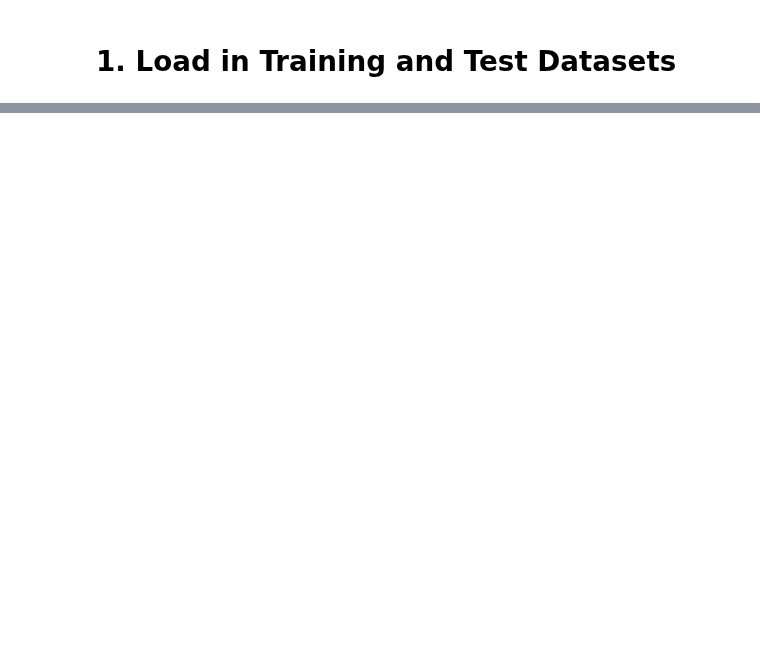
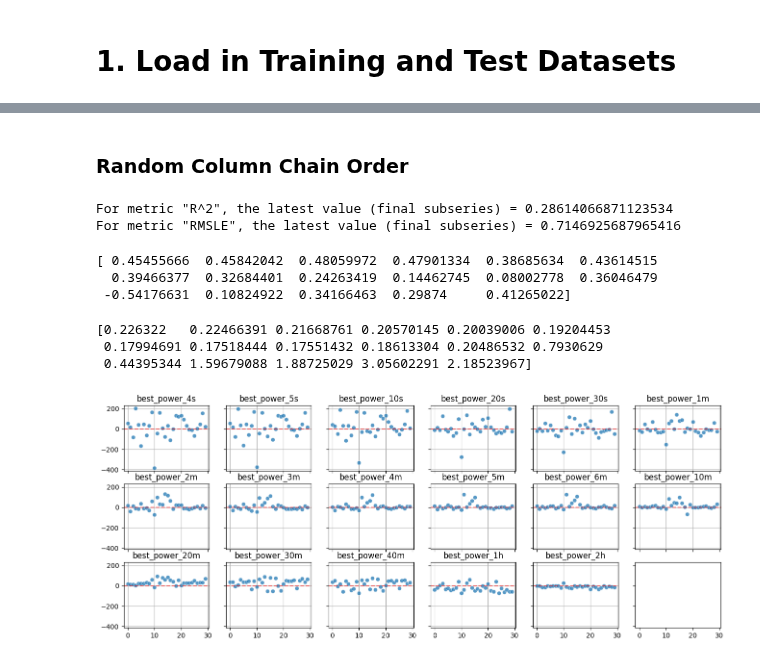
Before and after one commit to ericbauer55/bike-fitness-tracking, a Jupyter notebook: notebooks/3_Modeling/0_basic_linear_model.ipynb, the cells around one changed output, grey strips where cells are left out. Cells and saved outputs as stored; diff of their text form; code cells hidden in the pictures; blank space fills up the shorter version.

```diff
--- a/notebooks/3_Modeling/0_basic_linear_model.ipynb
+++ b/notebooks/3_Modeling/0_basic_linear_model.ipynb
@@ -135,0 +185,3 @@ plot_residuals(outputs['predictions'][-1], outputs['actuals'][-1], target_cols)
+# %%
+regchain_linreg_ordered = RegressorChain(LinearRegression(), order=range(len(target_cols)), verbose=False)
+regchain_linreg_random = RegressorChain(LinearRegression(), order='random', random_state=42)
@@ -135,0 +214,7 @@ plot_residuals(outputs['predictions'][-1], outputs['actuals'][-1], target_cols)
+# %% [markdown]
+### Random Column Chain Order
+# %%
+outputs = timeseries_cross_validated_regression(X_train, y_train, regchain_linreg_random, n_subseries_splits=10)
+# %% [output]
+For metric "R^2", the latest value (final subseries) = 0.28614066871123534
+For metric "RMSLE", the latest value (final subseries) = 0.7146925687965416
@@ -135,0 +224,16 @@ plot_residuals(outputs['predictions'][-1], outputs['actuals'][-1], target_cols)
+# %%
+print(final_r2)
+# %% [output]
+[ 0.45455666  0.45842042  0.48059972  0.47901334  0.38685634  0.43614515
+  0.39466377  0.32684401  0.24263419  0.14462745  0.08002778  0.36046479
+ -0.54176631  0.10824922  0.34166463  0.29874     0.41265022]
+# %%
+print(final_rmsle)
+# %% [output]
+[0.226322   0.22466391 0.21668761 0.20570145 0.20039006 0.19204453
+ 0.17994691 0.17518444 0.17551432 0.18613304 0.20486532 0.7930629
+ 0.44395344 1.59679088 1.88725029 3.05602291 2.18523967]
+# %%
+plot_residuals(outputs['predictions'][-1], outputs['actuals'][-1], target_cols)
+# %% [output]
+[figure, added]
```
Also changed, not shown: parts of 27 cells of this notebook.
